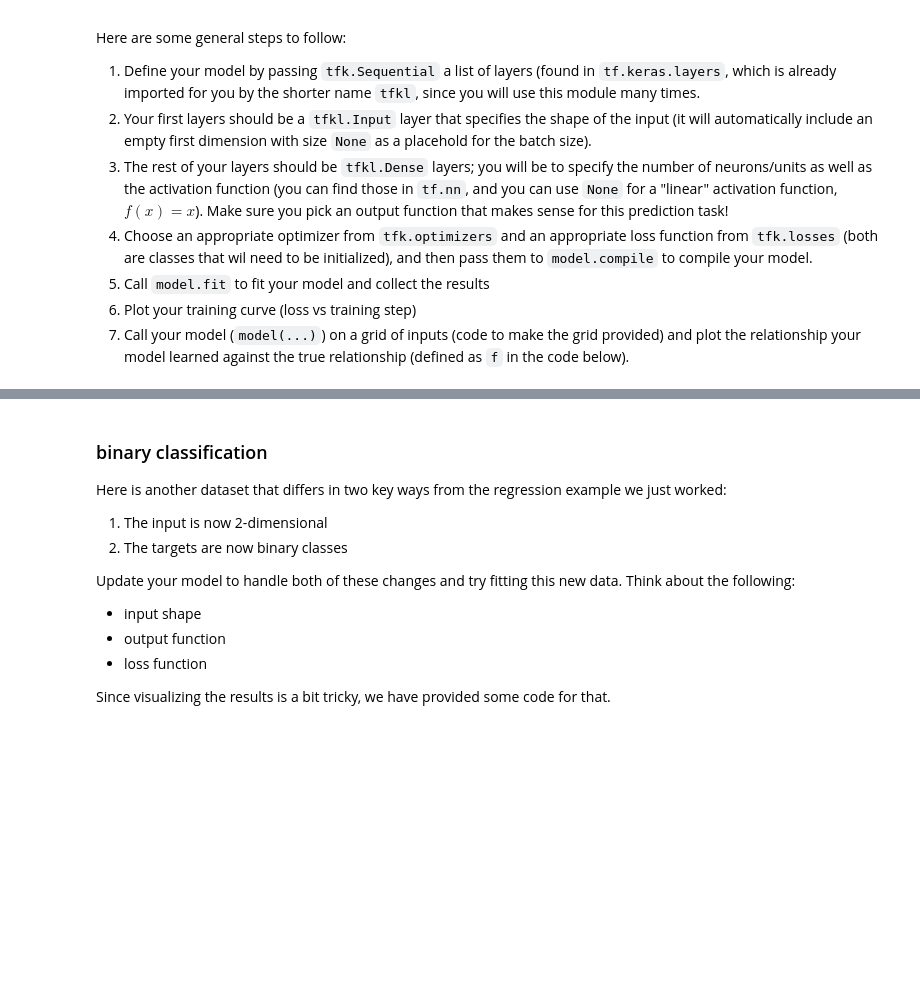
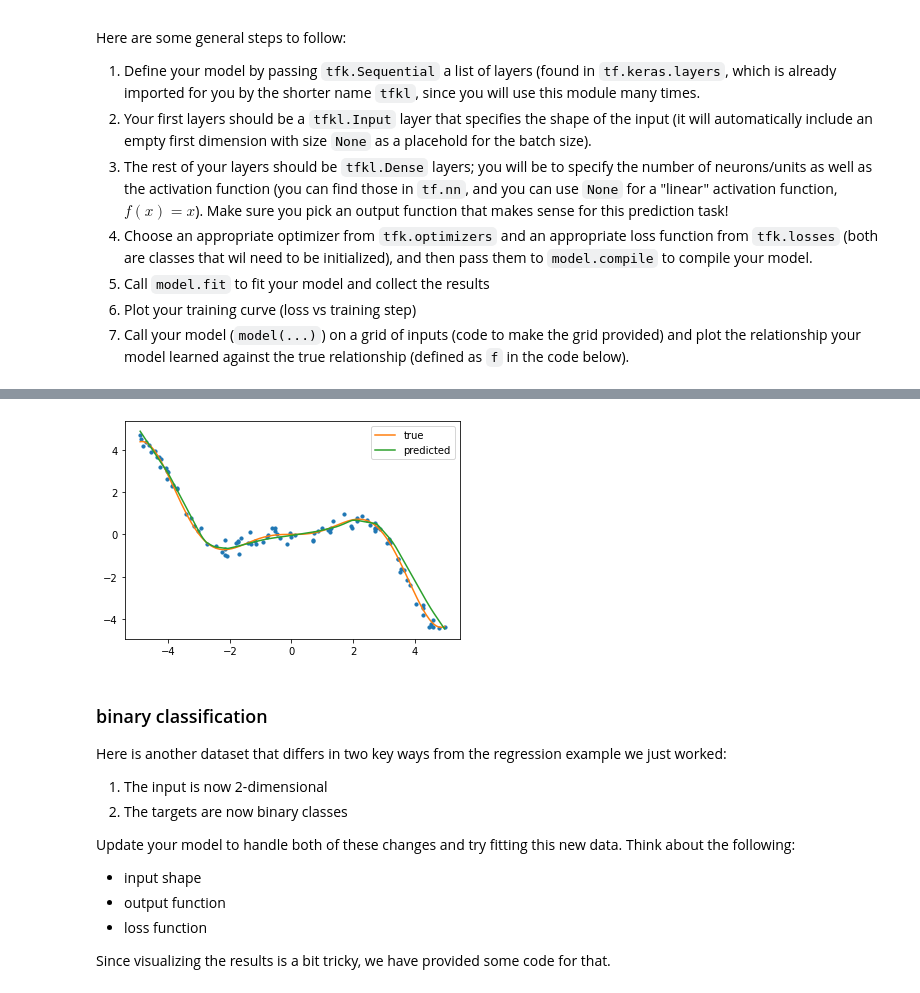
Before and after one commit to skang77e/ANLY590, a Jupyter notebook: Lab/Lab6/Copy_of_keras_lab.ipynb, the cells around one changed output, grey strips where cells are left out. Drawn from its saved outputs; the diff is of its cells as text; code cells hidden in the pictures; blank space fills up the shorter version.

```diff
--- a/Lab/Lab6/Copy_of_keras_lab.ipynb
+++ b/Lab/Lab6/Copy_of_keras_lab.ipynb
@@ -39,3 +86,18 @@ y_true = f(x_grid)
+# %%
+  f = lambda x: 0.2 * x**2 * np.sin(2 * np.pi * x / 6)
+
+x_grid = np.linspace(x.min(), x.max(), 200).astype(np.float32)[:, np.newaxis]
+y_true = f(x_grid)
+y_hat = model(x_grid)
+
+plt.scatter(x,y, s=10)
+plt.plot([], [])
+plt.plot(x_grid, y_true, label='true')
+plt.plot(x_grid, y_hat, label='predicted')
+plt.legend()
+plt.show()
+# %% [output]
+[figure, added]
 # %% [markdown]
 ### binary classification
 
```
Also changed, not shown: parts of 13 cells of this notebook.
